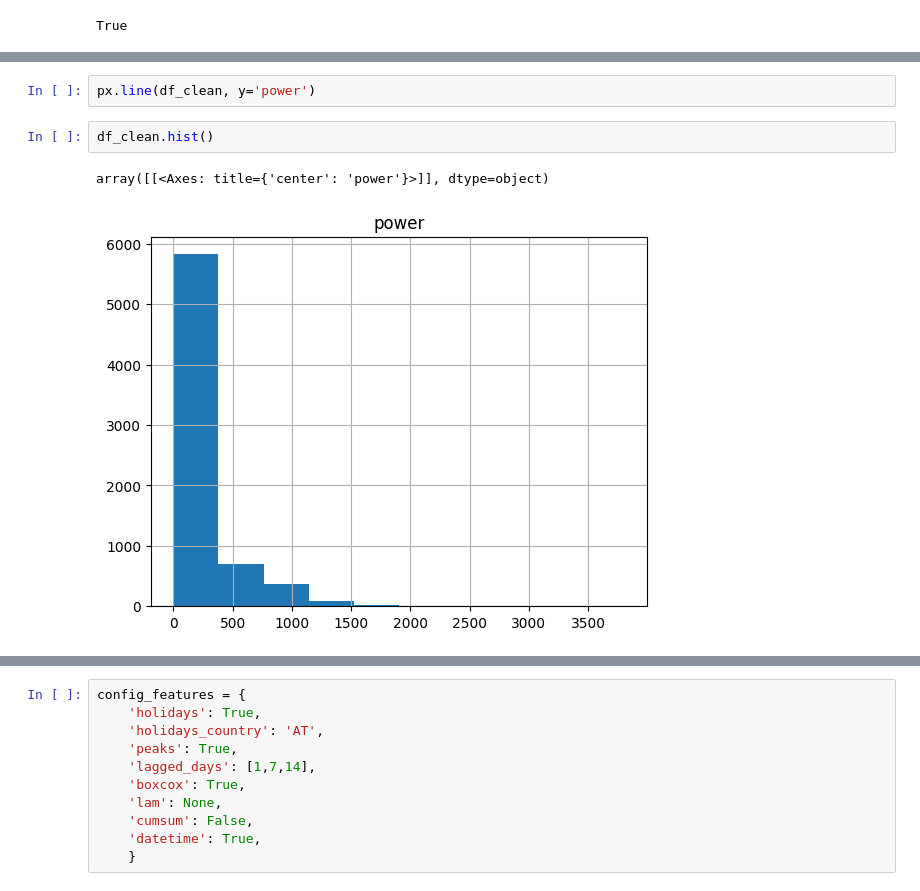
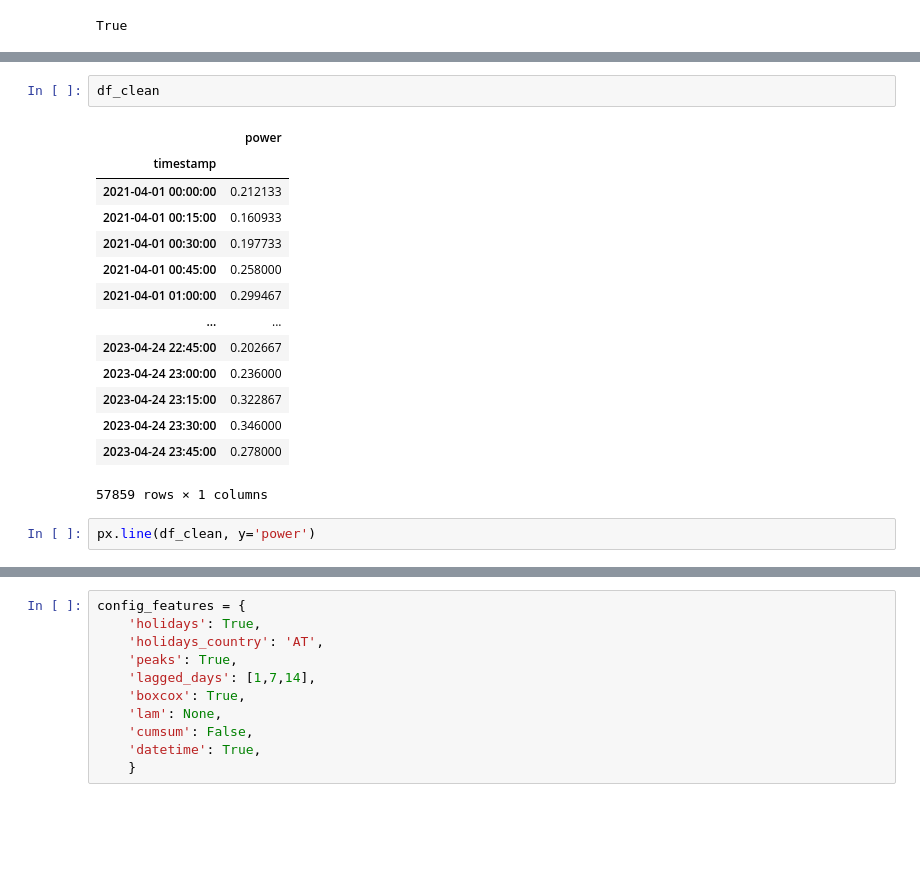
Before and after one commit to tsbyq/WattCast, a Jupyter notebook: bin/sfh_model.ipynb, the cells around one changed output, grey strips where cells are left out. Saved outputs shown, nothing was run; the diff lists cells and outputs as text; blank space fills up the shorter version.

```diff
--- a/bin/sfh_model.ipynb
+++ b/bin/sfh_model.ipynb
@@ -48,7 +73,19 @@ Removed 73 days with less than 20.0% of average total energy consumption of all
+# %%
+df_clean
+# %% [output]
+|  | power |
+| timestamp |  |
+| 2021-04-01 00:00:00 | 0.212133 |
+| 2021-04-01 00:15:00 | 0.160933 |
+| 2021-04-01 00:30:00 | 0.197733 |
+| 2021-04-01 00:45:00 | 0.258000 |
+| 2021-04-01 01:00:00 | 0.299467 |
+| ... | ... |
+| 2023-04-24 22:45:00 | 0.202667 |
+| 2023-04-24 23:00:00 | 0.236000 |
+| 2023-04-24 23:15:00 | 0.322867 |
+| 2023-04-24 23:30:00 | 0.346000 |
+| 2023-04-24 23:45:00 | 0.278000 |
+57859 rows × 1 columns
 # %%
 px.line(df_clean, y='power')
-# %%
-df_clean.hist()
-# %% [output]
-array([[<Axes: title={'center': 'power'}>]], dtype=object)
-[figure, removed]
```
Also changed, not shown: parts of 13 cells of this notebook, 2 other files.
